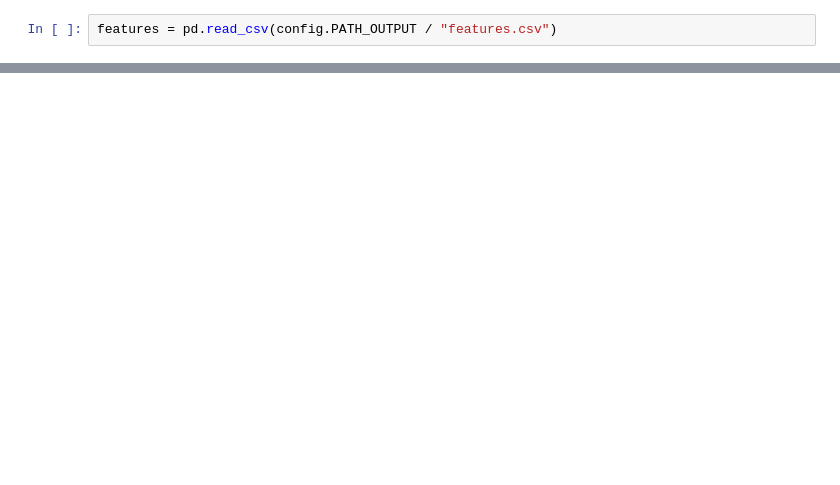
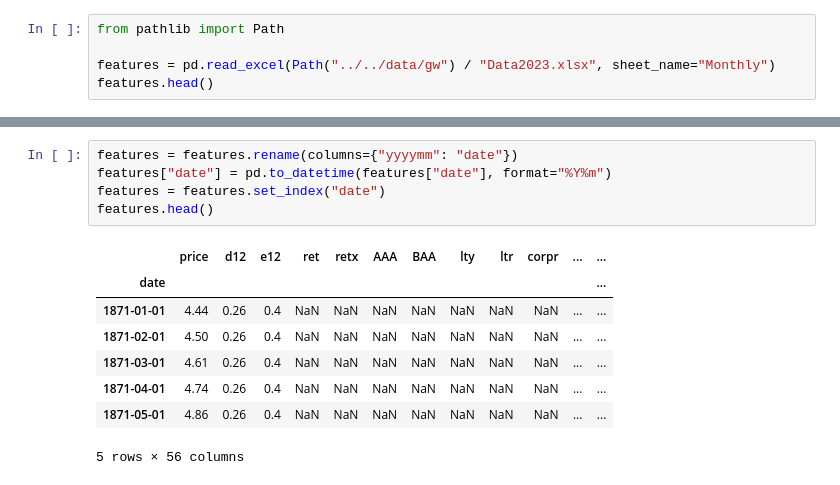
Before and after one commit to ashnvael/qamsi, a Jupyter notebook: experiments/0_preprocessing/3_Append_Features.ipynb, the cells around one changed output, grey strips where cells are left out. Cells and saved outputs as stored; diff of their text form; blank space fills up the shorter version.

```diff
--- a/experiments/0_preprocessing/3_Append_Features.ipynb
+++ b/experiments/0_preprocessing/3_Append_Features.ipynb
@@ -28,2 +30,5 @@ ExperimentConfig:
 # %%
-features = pd.read_csv(config.PATH_OUTPUT / "features.csv")
+from pathlib import Path
+
+features = pd.read_excel(Path("../../data/gw") / "Data2023.xlsx", sheet_name="Monthly")
+features.head()
@@ -29,0 +43,14 @@ features = pd.read_csv(config.PATH_OUTPUT / "features.csv")
+# %%
+features = features.rename(columns={"yyyymm": "date"})
+features["date"] = pd.to_datetime(features["date"], format="%Y%m")
+features = features.set_index("date")
+features.head()
+# %% [output]
+|  | price | d12 | e12 | ret | retx | AAA | BAA | lty | ltr | corpr | ... | ... |
+| date |  |  |  |  |  |  |  |  |  |  |  | ... |
+| 1871-01-01 | 4.44 | 0.26 | 0.4 | NaN | NaN | NaN | NaN | NaN | NaN | NaN | ... | ... |
+| 1871-02-01 | 4.50 | 0.26 | 0.4 | NaN | NaN | NaN | NaN | NaN | NaN | NaN | ... | ... |
+| 1871-03-01 | 4.61 | 0.26 | 0.4 | NaN | NaN | NaN | NaN | NaN | NaN | NaN | ... | ... |
+| 1871-04-01 | 4.74 | 0.26 | 0.4 | NaN | NaN | NaN | NaN | NaN | NaN | NaN | ... | ... |
+| 1871-05-01 | 4.86 | 0.26 | 0.4 | NaN | NaN | NaN | NaN | NaN | NaN | NaN | ... | ... |
+5 rows × 56 columns
```
Also changed, not shown: parts of 5 cells of this notebook, 15 other files.
